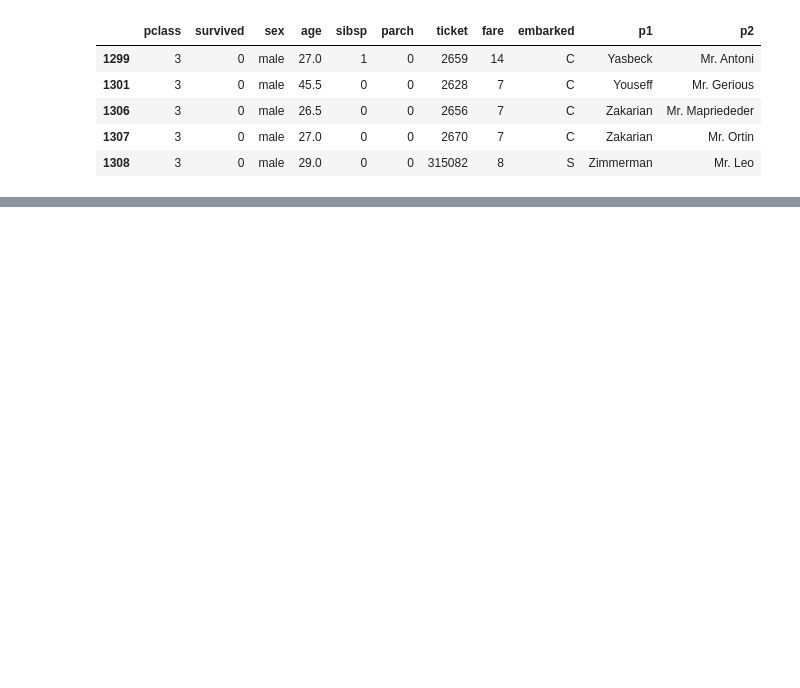
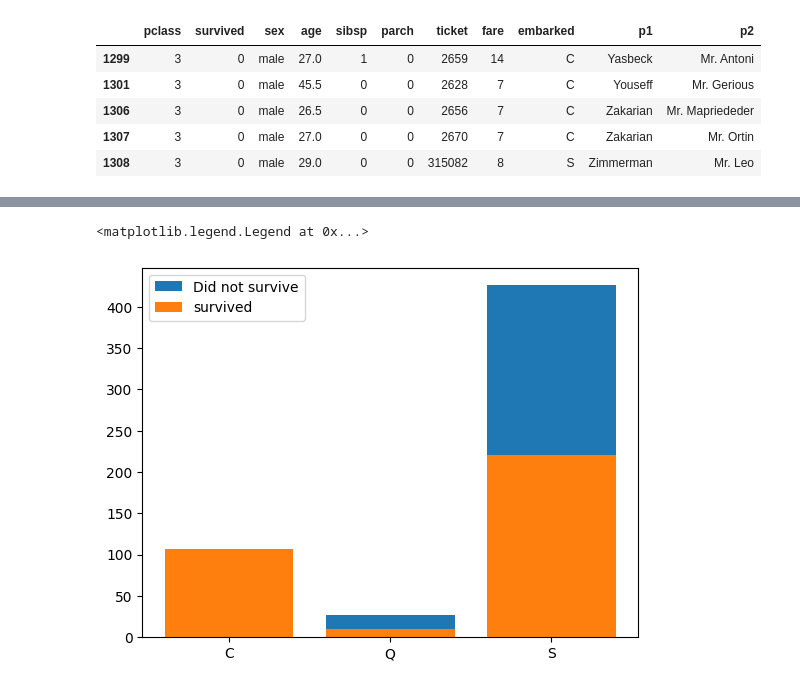
Before and after one commit to Shrujan2006/python-libraries, a Jupyter notebook: practise.ipynb, the cells around one changed output, grey strips where cells are left out. Drawn from its saved outputs; the diff is of its cells as text; code cells hidden in the pictures; blank space fills up the shorter version.

```diff
--- a/practise.ipynb
+++ b/practise.ipynb
@@ -274,0 +322,7 @@ plt.show()
+# %%
+plt.bar(sur.index,sur[0], label="Did not survive")
+plt.bar(sur.index,sur[1], label="survived")
+plt.legend()
+# %% [output]
+<matplotlib.legend.Legend at 0x...>
+[figure, added]
```
Also changed, not shown: parts of 24 cells of this notebook, 1 other file.
